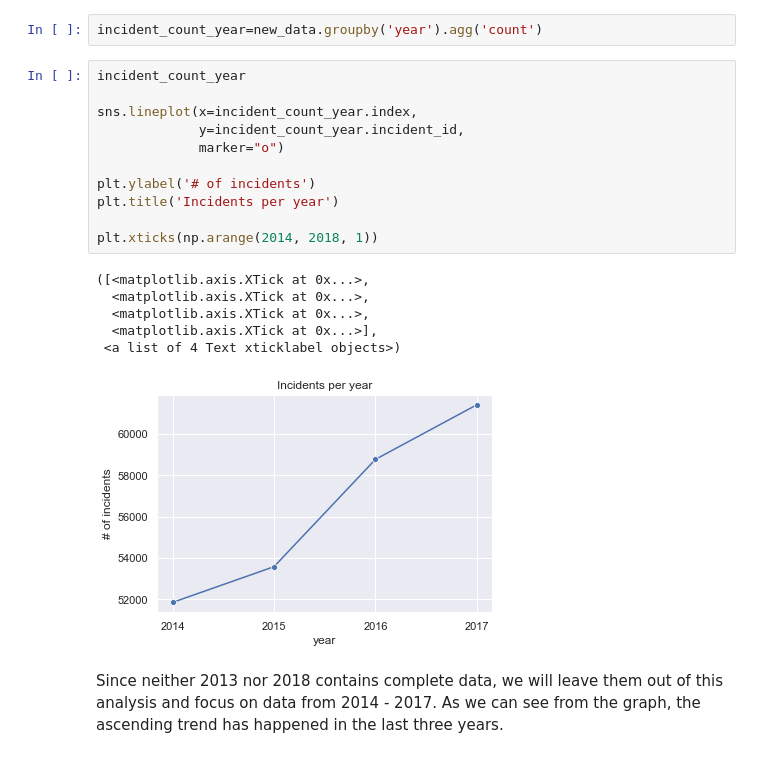
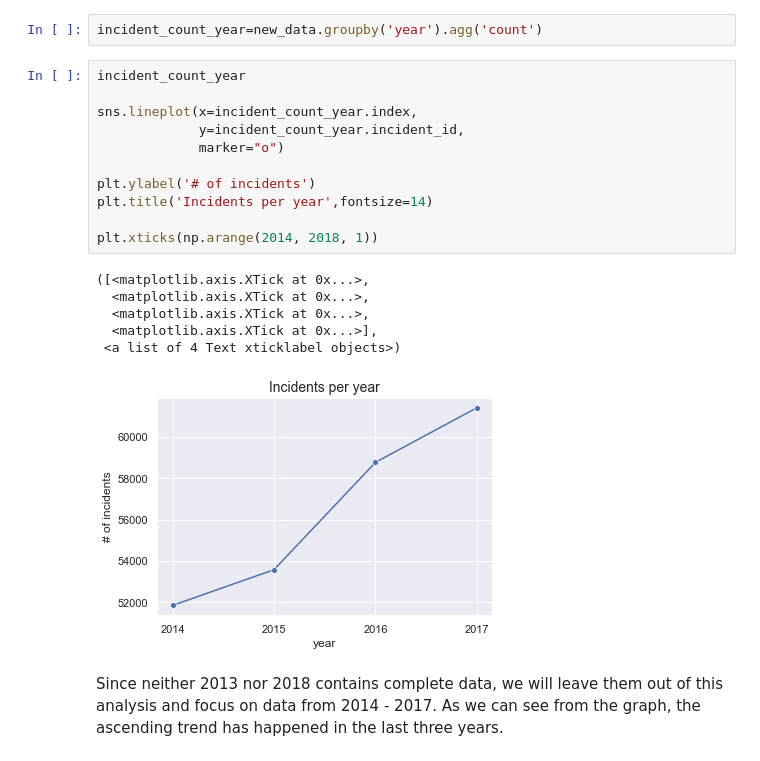
Before and after one commit to palolo02/Project1, a Jupyter notebook: Crime in US.ipynb, the cells around one changed output. Cells and saved outputs as stored; diff of their text form.

```diff
--- a/Crime in US.ipynb
+++ b/Crime in US.ipynb
@@ -317,21 +318,21 @@ incident_count_year=new_data.groupby('year').agg('count')
 # %%
 incident_count_year
 
 sns.lineplot(x=incident_count_year.index,
              y=incident_count_year.incident_id,
              marker="o")
 
 plt.ylabel('# of incidents')
-plt.title('Incidents per year')
+plt.title('Incidents per year',fontsize=14)
 
 plt.xticks(np.arange(2014, 2018, 1))
 # %% [output]
 ([<matplotlib.axis.XTick at 0x...>,
   <matplotlib.axis.XTick at 0x...>,
   <matplotlib.axis.XTick at 0x...>,
   <matplotlib.axis.XTick at 0x...>],
  <a list of 4 Text xticklabel objects>)
-[figure, old version]
+[figure, new version]
 # %% [markdown]
 Since neither 2013 nor 2018 contains complete data, we will leave them out of this analysis and focus on data from 2014 - 2017.
 As we can see from the graph, the ascending trend has happened in the last three years.
```
Also changed, not shown: parts of 9 cells of this notebook.
